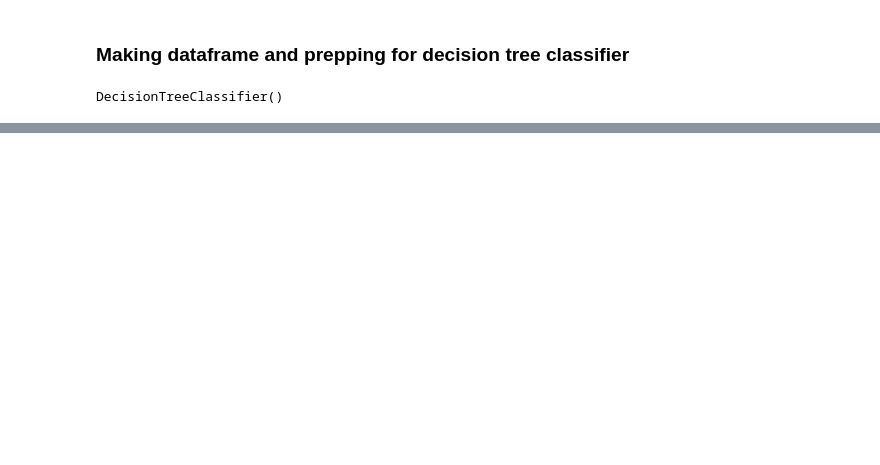
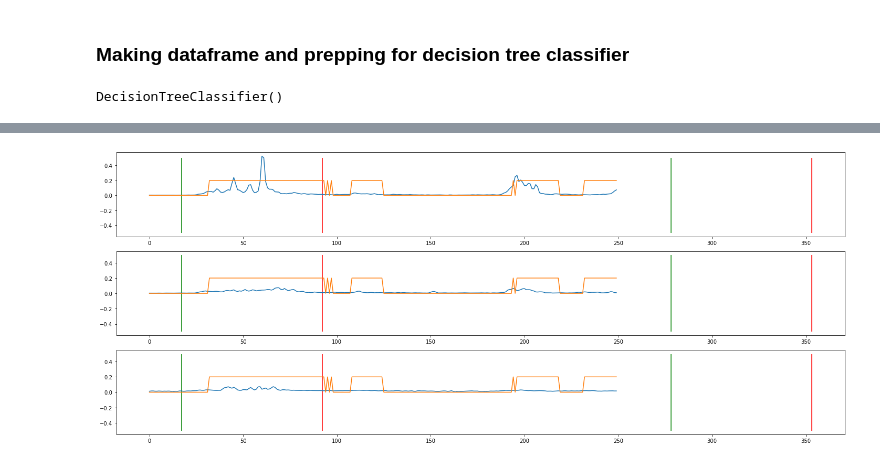
Before and after one commit to saikoukunt/silent-speech, a Jupyter notebook: scripts/Decision Tree Classifier Test Full Dataset, Mouthed.ipynb, the cells around one changed output, grey strips where cells are left out. Cells and saved outputs as stored; diff of their text form; code cells hidden in the pictures; blank space fills up the shorter version.

```diff
--- a/scripts/Decision Tree Classifier Test Full Dataset, Mouthed.ipynb
+++ b/scripts/Decision Tree Classifier Test Full Dataset, Mouthed.ipynb
@@ -371,9 +376,6 @@ df_train = pd.DataFrame({
 
     "Chan1": ready_data_train[0],
     "Chan2": ready_data_train[1],
-    "Chan3": ready_data_train[2],
-    "Chan4": ready_data_train[3],
-    "Chan5": ready_data_train[4],
     "Chan6": ready_data_train[5],
     "Y": y_train_new
 })
@@ -382,21 +384,18 @@ df_test = pd.DataFrame({
 
     "Chan1": ready_data_test[0],
     "Chan2": ready_data_test[1],
-    "Chan3": ready_data_test[2],
-    "Chan4": ready_data_test[3],
-    "Chan5": ready_data_test[4],
     "Chan6": ready_data_test[5],
     "Y": y_test_new
 })
 # %%
-X_train = df_train[['Chan1', 'Chan2', 'Chan3', 'Chan4', 'Chan5', 'Chan6']]
+X_train = df_train[['Chan1', 'Chan2', 'Chan6']]
 y_train = df_train[['Y']]
-X_test = df_test[['Chan1', 'Chan2', 'Chan3', 'Chan4', 'Chan5', 'Chan6']]
+X_test = df_test[['Chan1', 'Chan2','Chan6']]
 y_test = df_test[['Y']]
 # %%
 scaler = StandardScaler()
 X_train = scaler.fit_transform(X_train)
-X_test = scaler.fit_transform(X_test)
+X_test = scaler.transform(X_test)
 # %%
 clf = DecisionTreeClassifier()
 clf.fit(X_train, y_train)
@@ -425,0 +485,12 @@ print(cm)
+# %%
+plt.figure(figsize=(20,8))
+idx = [0,1,5]
+for i, val in enumerate(idx):
+    plt.subplot(3,1,i+1)
+    plt.plot(range(250),ready_data_test[val][5250:5500])
+    plt.plot(range(250),speech_event[5250:5500]*.2)
+    plt.vlines(starts_test[15:17]/20-5250,-.5,.5,'g'); plt.vlines(ends_test[15:17]/20-5250,-.5,.5,'r')
+plt.tight_layout()
+plt.show()
+# %% [output]
+[figure, added]
```
Also changed, not shown: parts of 32 cells of this notebook, 5 other files.
